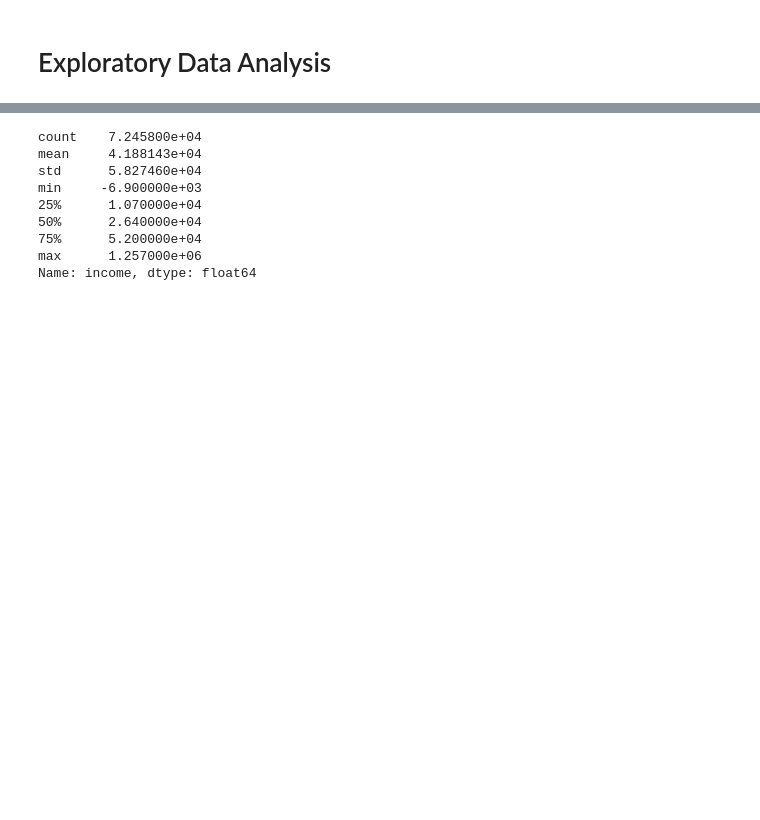
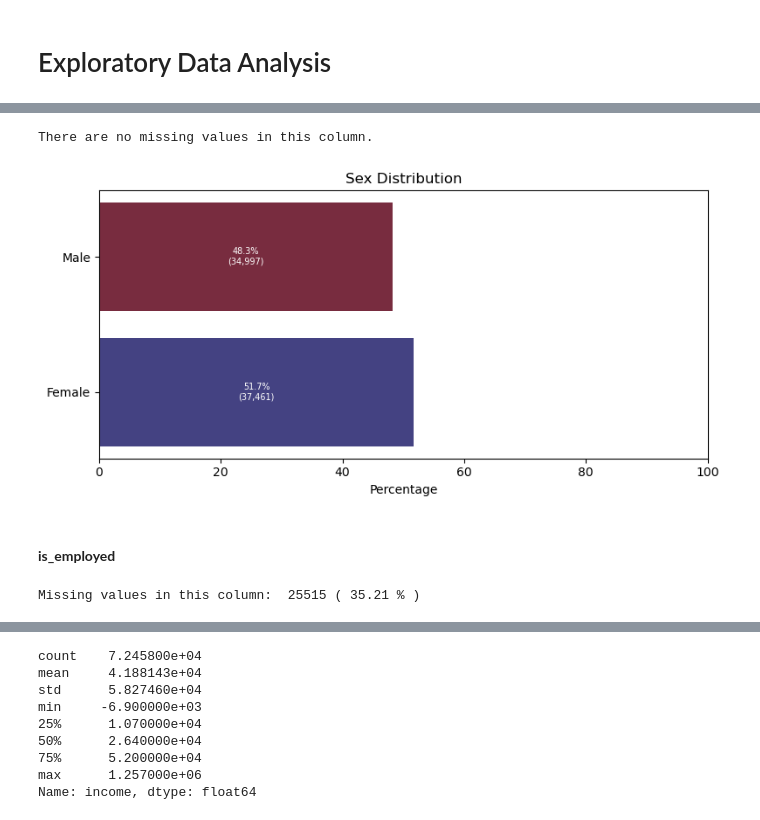
Before and after one commit to Adriano-7/feup-icd-project, a Jupyter notebook: src/1-data-visualization.ipynb, the cells around one changed output, grey strips where cells are left out. Drawn from its saved outputs; the diff is of its cells as text; code cells hidden in the pictures; blank space fills up the shorter version.

```diff
--- a/src/1-data-visualization.ipynb
+++ b/src/1-data-visualization.ipynb
@@ -175,0 +259,14 @@ Some of them have income
+# %%
+show_num_missing_values(df, 'sex')
+# %% [output]
+There are no missing values in this column.
+# %%
+plot_category_distribution(df, 'sex', 'icefire')
+# %% [output]
+[figure, added]
+# %% [markdown]
+#### **is_employed**
+# %%
+show_num_missing_values(df, 'is_employed')
+# %% [output]
+Missing values in this column:  25515 ( 35.21 % )
```
Also changed, not shown: parts of 144 cells of this notebook.
